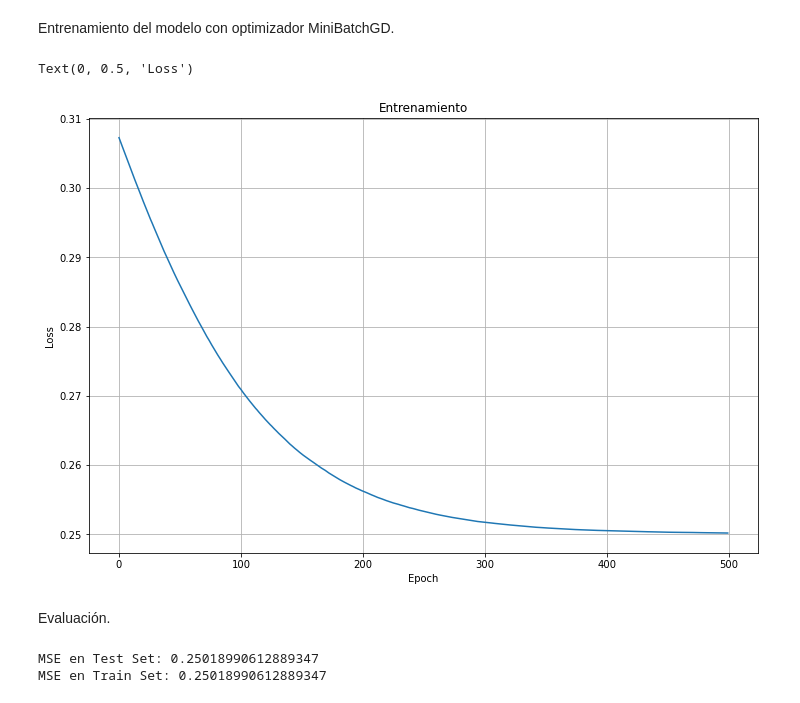
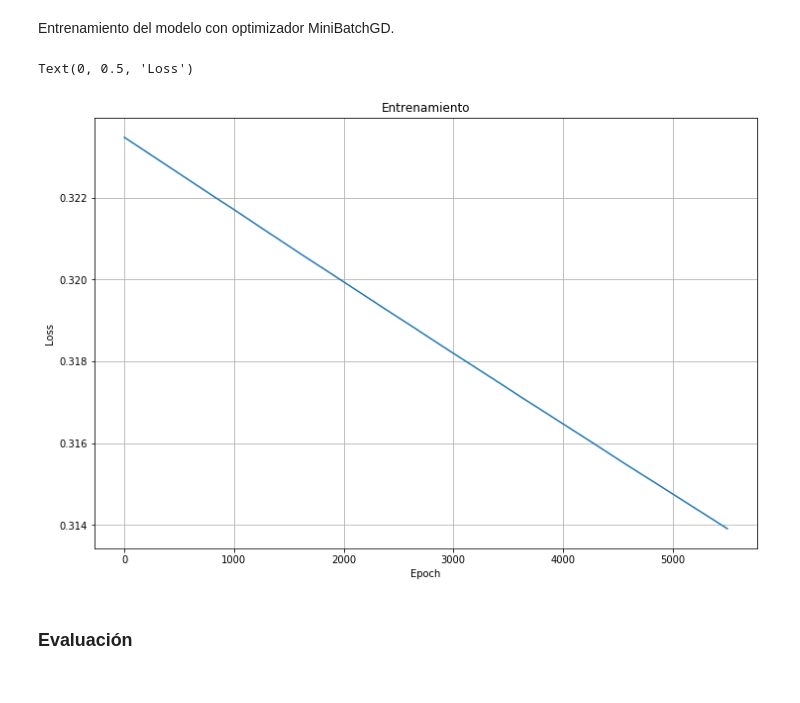
Before and after one commit to nhorro/ceai2020, a Jupyter notebook: deep_learning/clase_2/clase02-keritas.ipynb, the cells around one changed output. Cells and saved outputs as stored; diff of their text form; code cells hidden in the pictures.

```diff
--- a/deep_learning/clase_2/clase02-keritas.ipynb
+++ b/deep_learning/clase_2/clase02-keritas.ipynb
@@ -244,32 +244,23 @@ seqmodel.add_layer(l2)
 # %% [markdown]
 Entrenamiento del modelo con optimizador MiniBatchGD.
 # %%
-LEARNING_RATE = 0.001
-BATCH_SIZE = 32
-N_EPOCHS = 500
+LEARNING_RATE = 0.00001
+BATCH_SIZE = 128
+N_EPOCHS = 5500
 
 optimizer = MiniBatchGDOptimizer()
 train_history = optimizer.train(seqmodel, X_train,y_train,LEARNING_RATE,N_EPOCHS,BATCH_SIZE,callbacks={
     "on_batch": on_batch})
 
 epochs = np.arange(N_EPOCHS)
 plt.figure(figsize=(12,8))
 plt.plot(epochs,train_history)
 plt.grid(which="Both")
 plt.title("Entrenamiento")
 plt.xlabel("Epoch")
 plt.ylabel("Loss")
 # %% [output]
 Text(0, 0.5, 'Loss')
-[figure, old version]
+[figure, new version]
-# %% [markdown]
-Evaluación.
-# %%
-mse = MSE()
-y_train_hat = seqmodel.predict(X_train)
-y_test_hat = seqmodel.predict(X_test)
-print("MSE en Test Set:", mse(y_test_hat,y_test))
-print("MSE en Train Set:", mse(y_train_hat,y_train))
-# %% [output]
-MSE en Test Set: 0.25018990612889347
-MSE en Train Set: 0.25018990612889347
+# %% [markdown]
+### Evaluación
```
Also changed, not shown: parts of 4 cells of this notebook, 3 other files.
